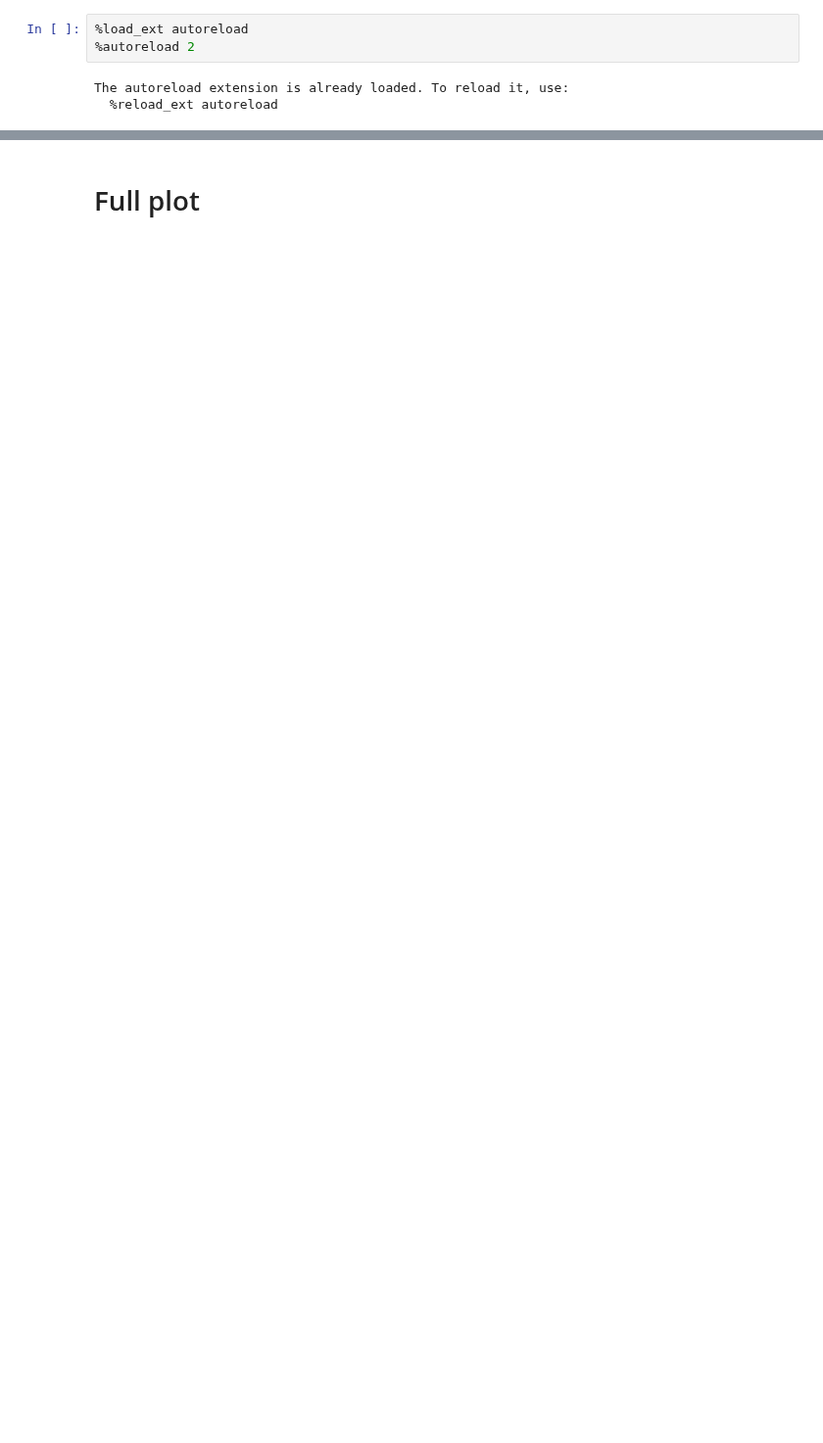
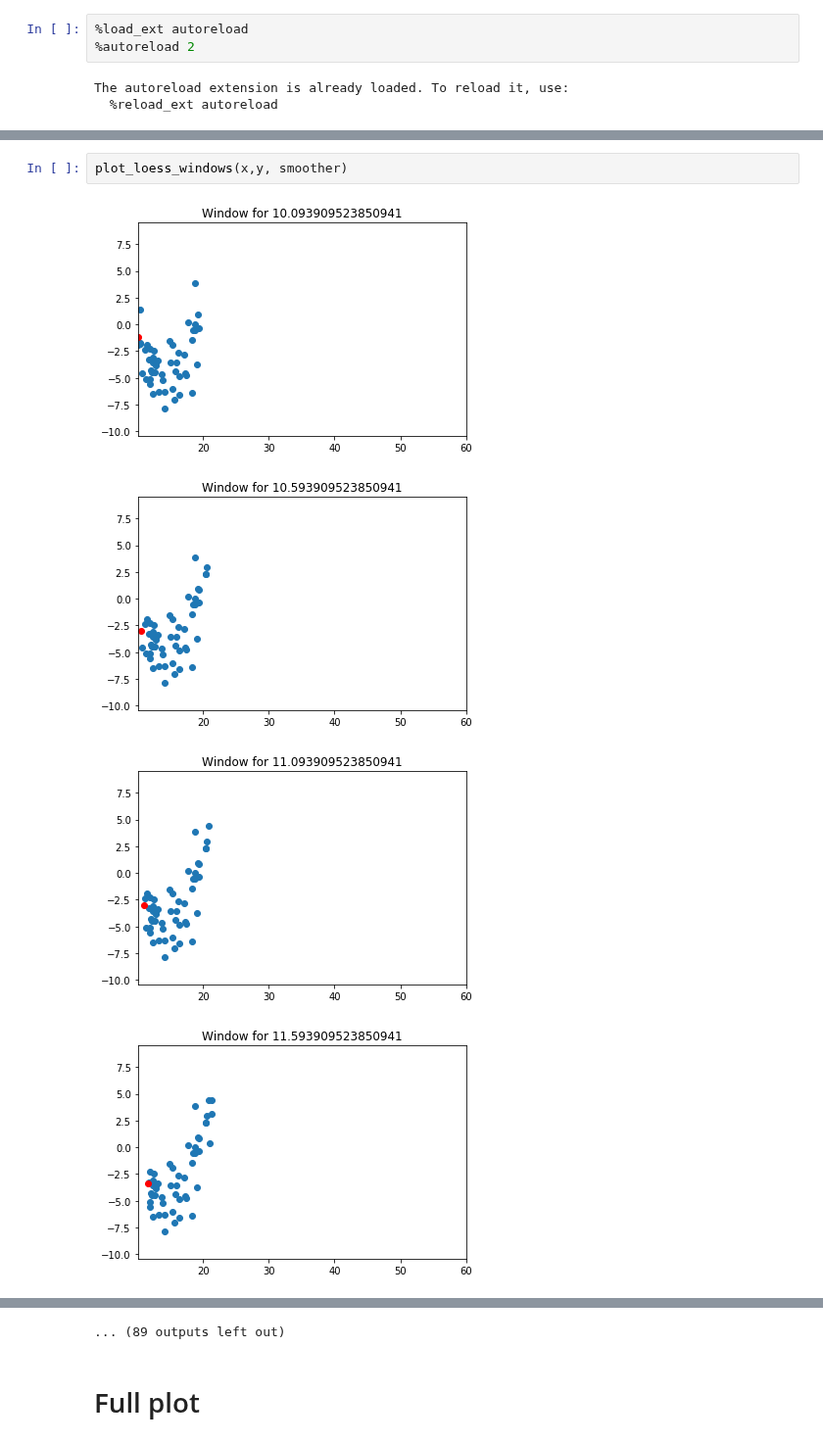
Before and after one commit to koaning/scikit-lego, a Jupyter notebook: notebooks/DA_loess.ipynb, the cells around one changed output, grey strips where cells are left out. Shown at 98% size. Saved outputs shown, nothing was run; the diff lists cells and outputs as text; blank space fills up the shorter version.

```diff
--- a/notebooks/DA_loess.ipynb
+++ b/notebooks/DA_loess.ipynb
@@ -35,0 +78,7 @@ AttributeError: 'LoessSmoother' object has no attribute 'predict'
+# %%
+plot_loess_windows(x,y, smoother)
+# %% [output]
+[figure, added]
+[figure, added]
+[figure, added]
+[figure, added]
@@ -36,3 +93,4 @@ AttributeError: 'LoessSmoother' object has no attribute 'predict'
+... (89 outputs left out)
 # %% [markdown]
 # Full plot
 # %%
```
Also changed, not shown: parts of 14 cells of this notebook, 3 other files.
